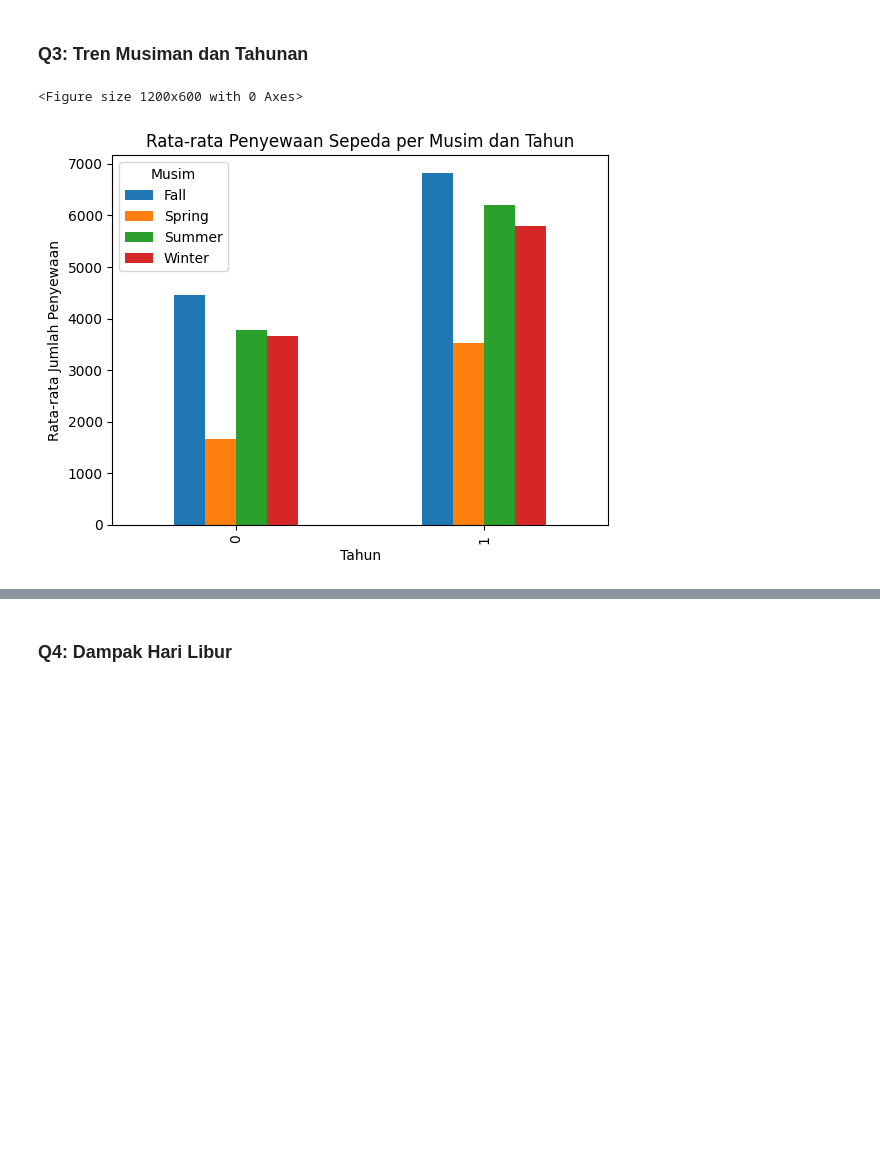
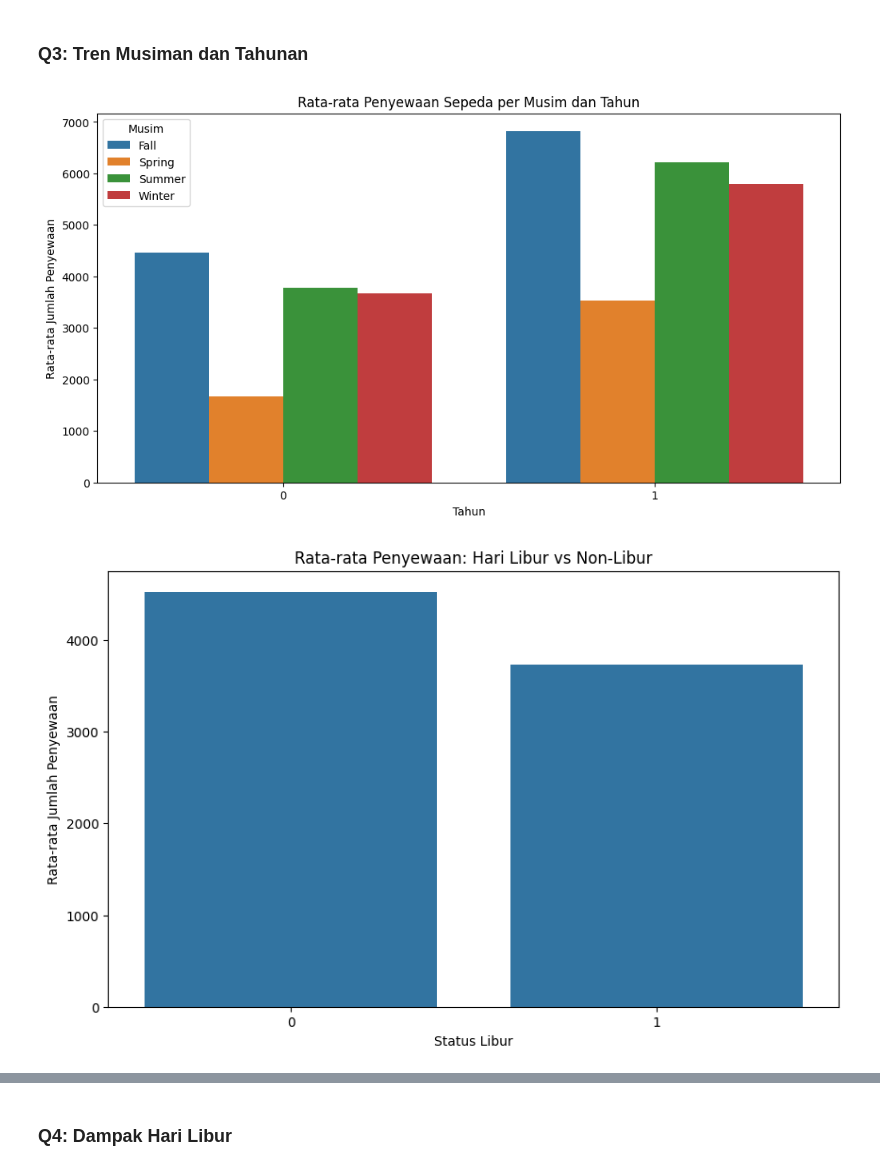
Before and after one commit to gitHUBmichael20/analisis-data-python-submissions, a Jupyter notebook: notebook.ipynb, the cells around one changed output, grey strips where cells are left out. Saved outputs shown, nothing was run; the diff lists cells and outputs as text; code cells hidden in the pictures; blank space fills up the shorter version.

```diff
--- a/notebook.ipynb
+++ b/notebook.ipynb
@@ -199,18 +199,42 @@ print(f"Korelasi Temperatur dengan Penyewaan: {temp_correlation:.2f}")
 Korelasi Temperatur dengan Penyewaan: 0.63
 # %% [markdown]
 ### Q3: Tren Musiman dan Tahunan
-# %%
-# Analisis tren musiman dan tahunan
-seasonal_yearly_rental = day_df.groupby(['yr', 'season'])['cnt'].mean().unstack()
-
-# Visualisasi
-plt.figure(figsize=(12, 6))
-seasonal_yearly_rental.plot(kind='bar')
-plt.title('Rata-rata Penyewaan Sepeda per Musim dan Tahun')
-plt.xlabel('Tahun')
-plt.ylabel('Rata-rata Jumlah Penyewaan')
-plt.legend(title='Musim')
-plt.show()
-# %% [output]
-<Figure size 1200x600 with 0 Axes>
-[figure, removed]
+# %%
+
+# EDA: Analisis Exploratory Data Analysis (EDA) dengan Agregasi
+
+# 1. Agregasi rata-rata penyewaan sepeda berdasarkan musim dan tahun
+seasonal_yearly_rental = day_df.groupby(['yr', 'season'])['cnt'].agg(['mean', 'median', 'count']).reset_index()
+
+# 2. Agregasi dampak hari libur terhadap penyewaan
+holiday_rental = day_df.groupby('holiday')['cnt'].agg(['mean', 'median', 'count']).reset_index()
+
+# 3. Korelasi antara faktor cuaca dan jumlah penyewaan sepeda
+comfort_factors = ['temp', 'atemp', 'hum', 'windspeed', 'cnt']
+correlation_matrix = day_df[comfort_factors].corr()
+
+# Visualisasi 1: Rata-rata Penyewaan Sepeda per Musim dan Tahun
+plt.figure(figsize=(12, 6))
+sns.barplot(data=seasonal_yearly_rental, x='yr', y='mean', hue='season')
+plt.title('Rata-rata Penyewaan Sepeda per Musim dan Tahun')
+plt.xlabel('Tahun')
+plt.ylabel('Rata-rata Jumlah Penyewaan')
+plt.legend(title='Musim')
+plt.show()
+
+# Visualisasi 2: Rata-rata Penyewaan pada Hari Libur vs Non-Libur
+plt.figure(figsize=(10, 6))
+sns.barplot(data=holiday_rental, x='holiday', y='mean')
+plt.title('Rata-rata Penyewaan: Hari Libur vs Non-Libur')
+plt.xlabel('Status Libur')
+plt.ylabel('Rata-rata Jumlah Penyewaan')
+plt.show()
+
+# Visualisasi 3: Korelasi antara Faktor Cuaca dan Penyewaan
+plt.figure(figsize=(10, 8))
+sns.heatmap(correlation_matrix, annot=True, cmap='coolwarm', center=0)
+plt.title('Korelasi antara Faktor Cuaca dan Penyewaan')
+plt.show()
+# %% [output]
+[figure, added]
+[figure, added]
```
Also changed, not shown: parts of 1 cell of this notebook.
